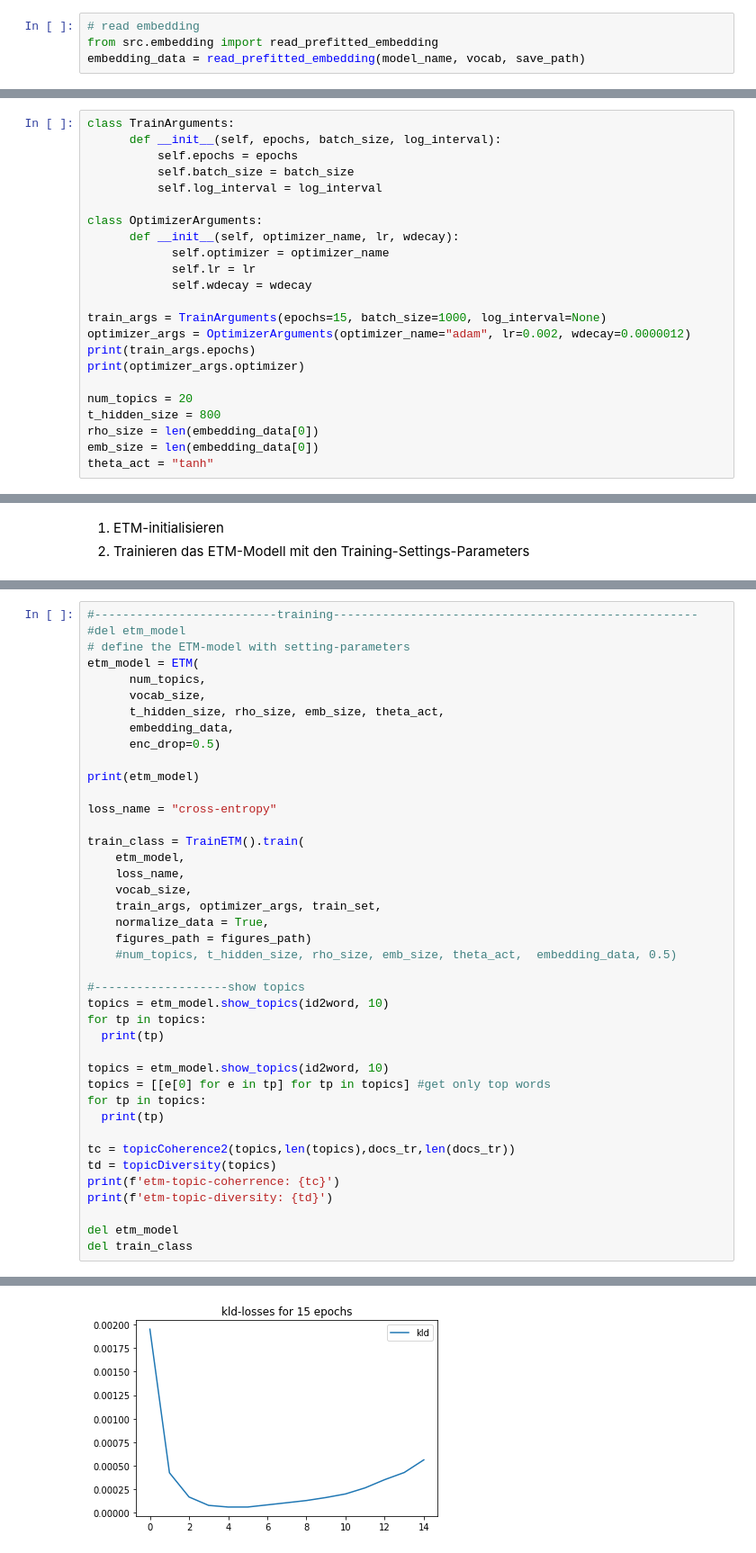
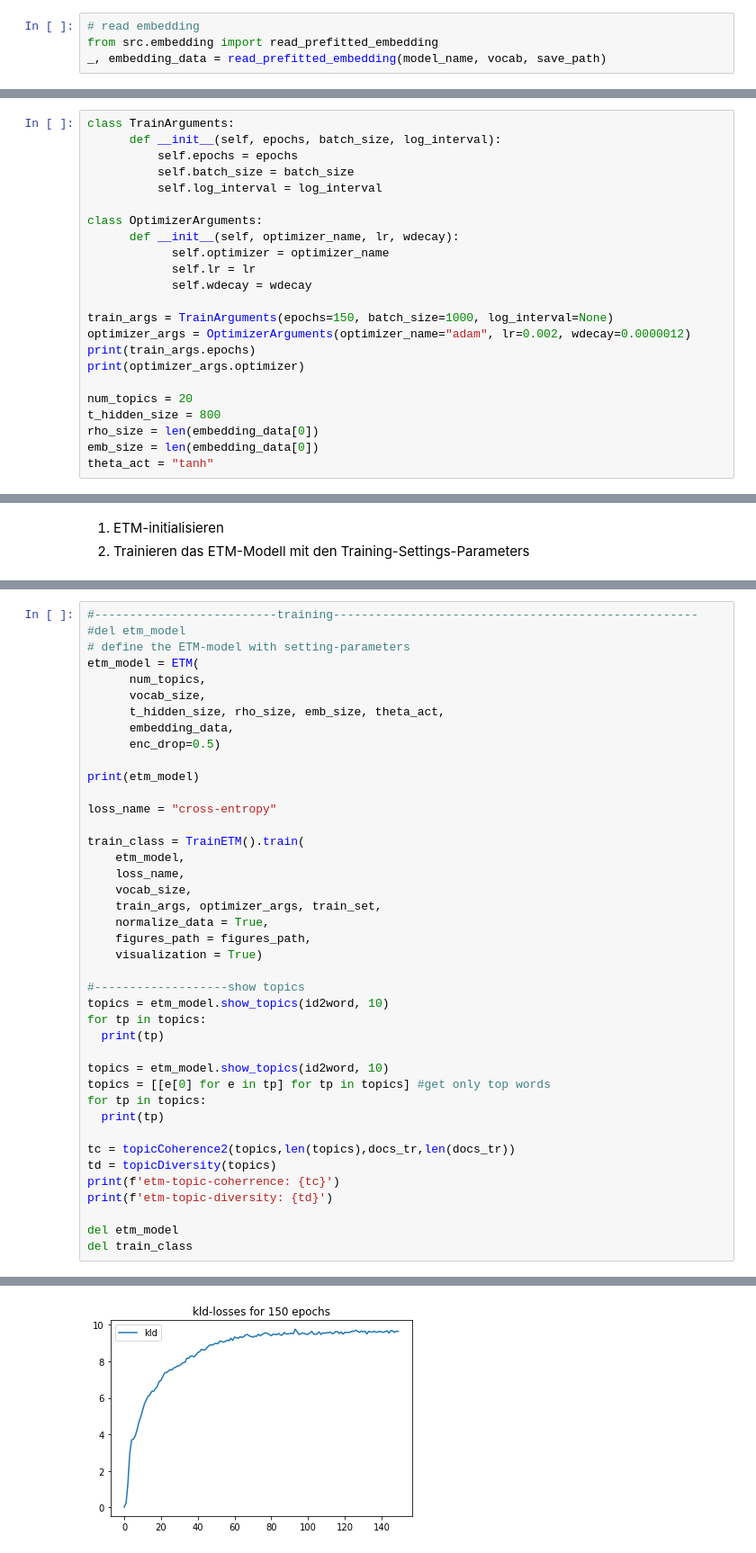
Before and after one commit to hanhluukim/replication-topic-modelling-in-embedding-space, a Jupyter notebook: notebook_replication.ipynb, the cells around one changed output, grey strips where cells are left out. Shown at 90% size. Drawn from its saved outputs; the diff is of its cells as text.

Commit message:
notebook for complete running from data to etm

```diff
--- a/notebook_replication.ipynb
+++ b/notebook_replication.ipynb
@@ -454,4 +461,4 @@ length of sample vector: 0.13754890859127045
 # %%
 # read embedding
 from src.embedding import read_prefitted_embedding
-embedding_data = read_prefitted_embedding(model_name, vocab, save_path)
+_, embedding_data = read_prefitted_embedding(model_name, vocab, save_path)
@@ -472,7 +477,7 @@ class OptimizerArguments:
             self.lr = lr
             self.wdecay = wdecay
 
-train_args = TrainArguments(epochs=15, batch_size=1000, log_interval=None)
+train_args = TrainArguments(epochs=150, batch_size=1000, log_interval=None)
 optimizer_args = OptimizerArguments(optimizer_name="adam", lr=0.002, wdecay=0.0000012)
 print(train_args.epochs)
 print(optimizer_args.optimizer)
@@ -511,8 +518,8 @@ train_class = TrainETM().train(
     vocab_size,
     train_args, optimizer_args, train_set,
     normalize_data = True,
-    figures_path = figures_path)
-    #num_topics, t_hidden_size, rho_size, emb_size, theta_act,  embedding_data, 0.5)
+    figures_path = figures_path,
+    visualization = True)
 
 #-------------------show topics
 topics = etm_model.show_topics(id2word, 10)
@@ -553 +560 @@ Checkpoint saved at checkpoints/etm_epoch_15.pth.tar
-[figure, old version]
+[figure, new version]
```
Also changed, not shown: parts of 32 cells of this notebook.
